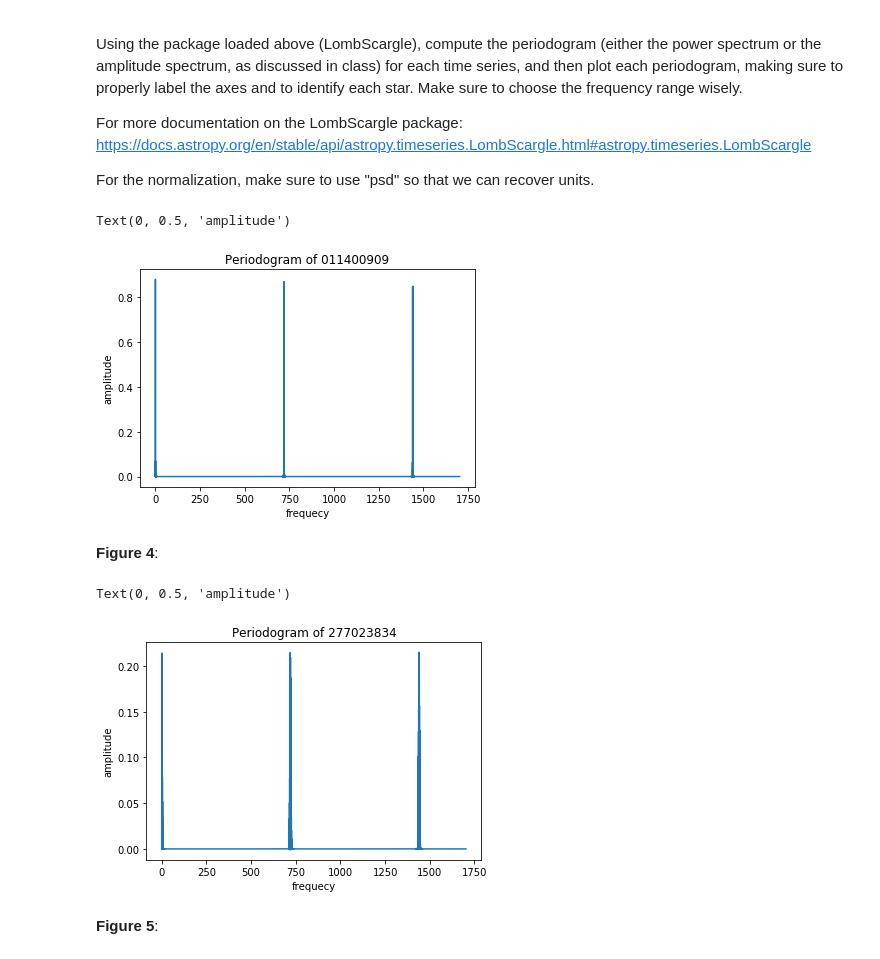
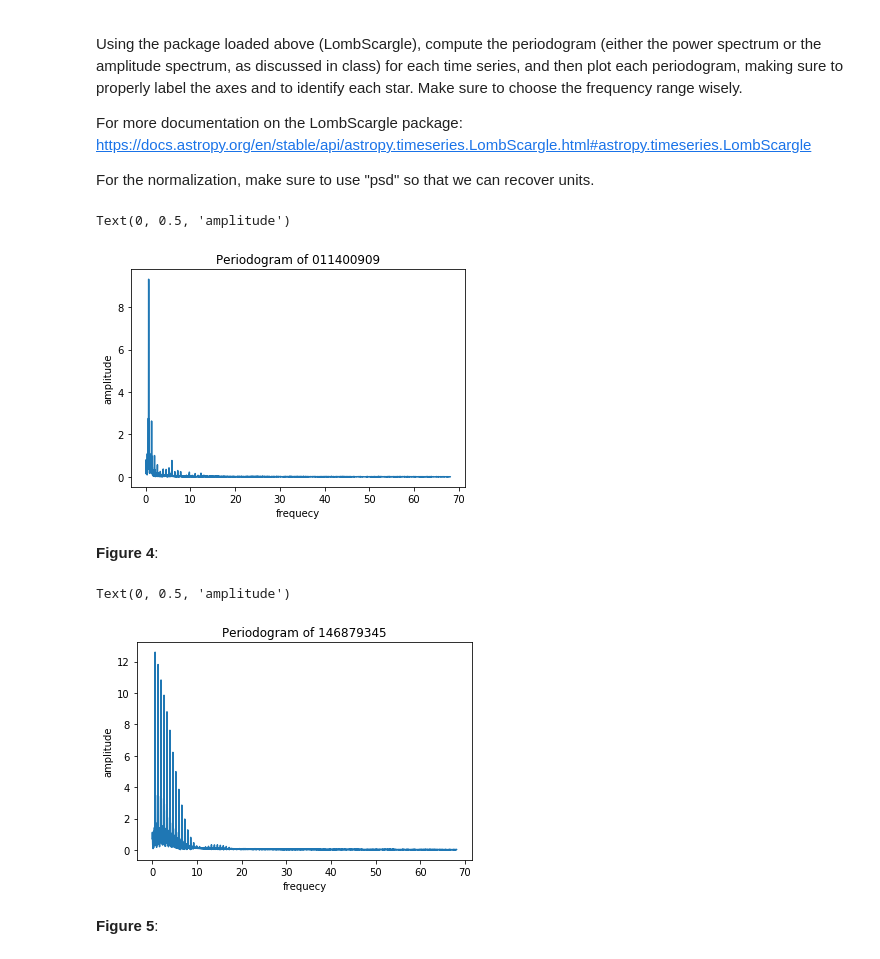
Before and after one commit to cath19/DSPS_-charty-, a Jupyter notebook: HW11/TESSlightcurves_cHarty.ipynb, the cells around one changed output. Drawn from its saved outputs; the diff is of its cells as text; code cells hidden in the pictures.

```diff
--- a/HW11/TESSlightcurves_cHarty.ipynb
+++ b/HW11/TESSlightcurves_cHarty.ipynb
@@ -117,25 +120,31 @@ For more documentation on the LombScargle package: https://docs.astropy.org/en/s
 
 For the normalization, make sure to use "psd" so that we can recover units.
 # %%
-frequency1, power1 = LombScargle(timeSeries1['time'], timeSeries1['mmag']).autopower()
-pl.plot(frequency1, power1)
+ls1 = LombScargle(timeSeries1['time'], 1000*timeSeries1['mmag'])
+N1 = len(timeSeries1['time'])
+frequency1, power1 = ls1.autopower(normalization = 'psd', nyquist_factor = 0.2)
+amp1 = 2*(power1/N1)**0.5
+pl.plot(frequency1, amp1)
 pl.title('Periodogram of 011400909')
 pl.xlabel('frequecy')
 pl.ylabel('amplitude')
 # %% [output]
 Text(0, 0.5, 'amplitude')
-[figure, old version]
+[figure, new version]
 # %% [markdown]
 **Figure 4**:
 # %%
-frequency2, power2 = LombScargle(timeSeries2['time'], timeSeries2['mmag']).autopower()
-pl.plot(frequency2, power2)
+ls2 = LombScargle(timeSeries2['time'], 1000*timeSeries2['mmag'])
+N2 = len(timeSeries2['time'])
+frequency2, power2 = ls2.autopower(normalization = 'psd', nyquist_factor = 0.2)
+amp2 = 2*(power2/N2)**0.5
+pl.plot(frequency2, amp2)
 pl.title('Periodogram of 146879345')
 pl.xlabel('frequecy')
 pl.ylabel('amplitude')
 # %% [output]
 Text(0, 0.5, 'amplitude')
-[figure, old version]
+[figure, new version]
 # %% [markdown]
 **Figure 5**:
 # %%
```
Also changed, not shown: parts of 3 cells of this notebook.
